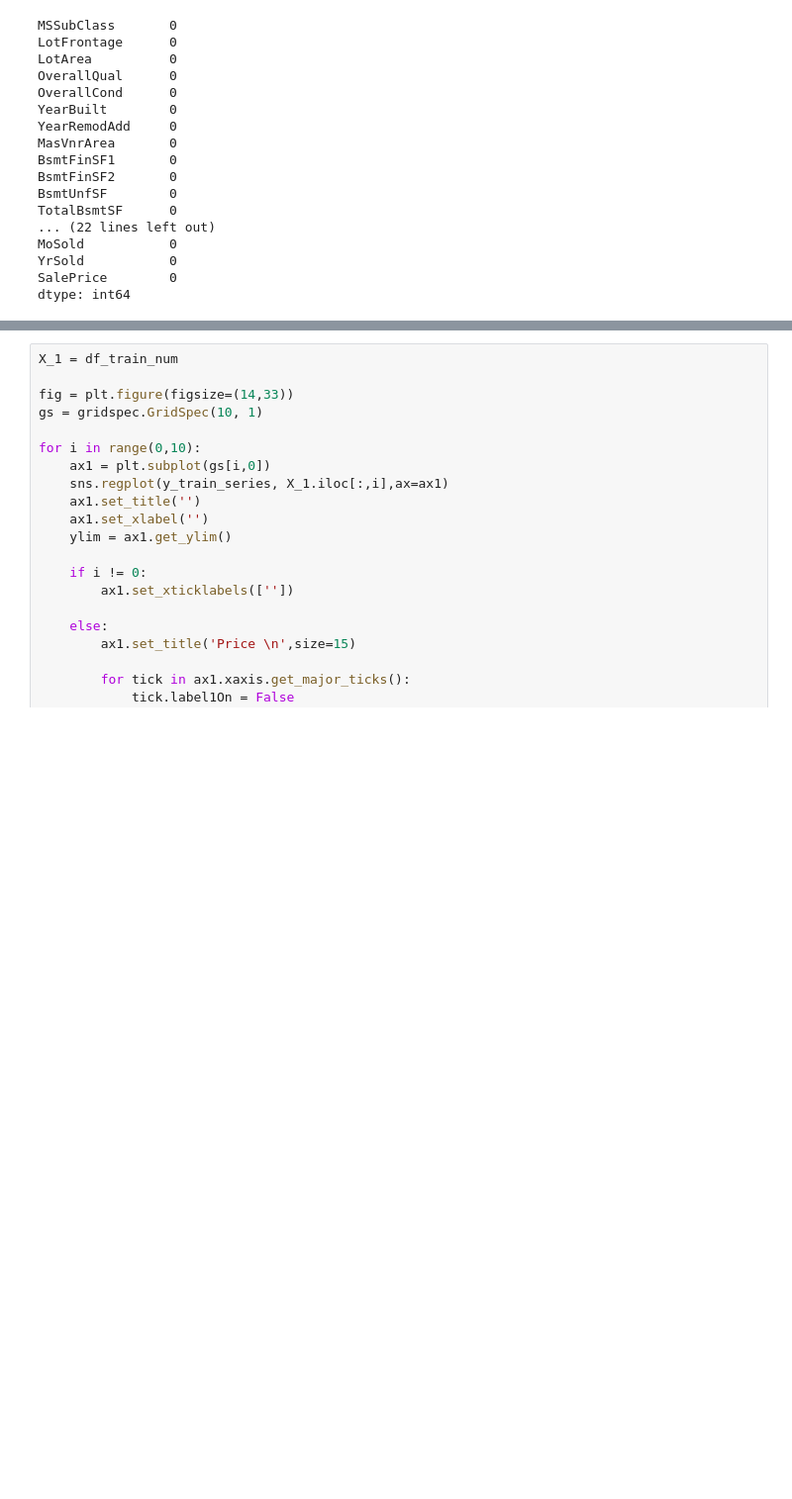
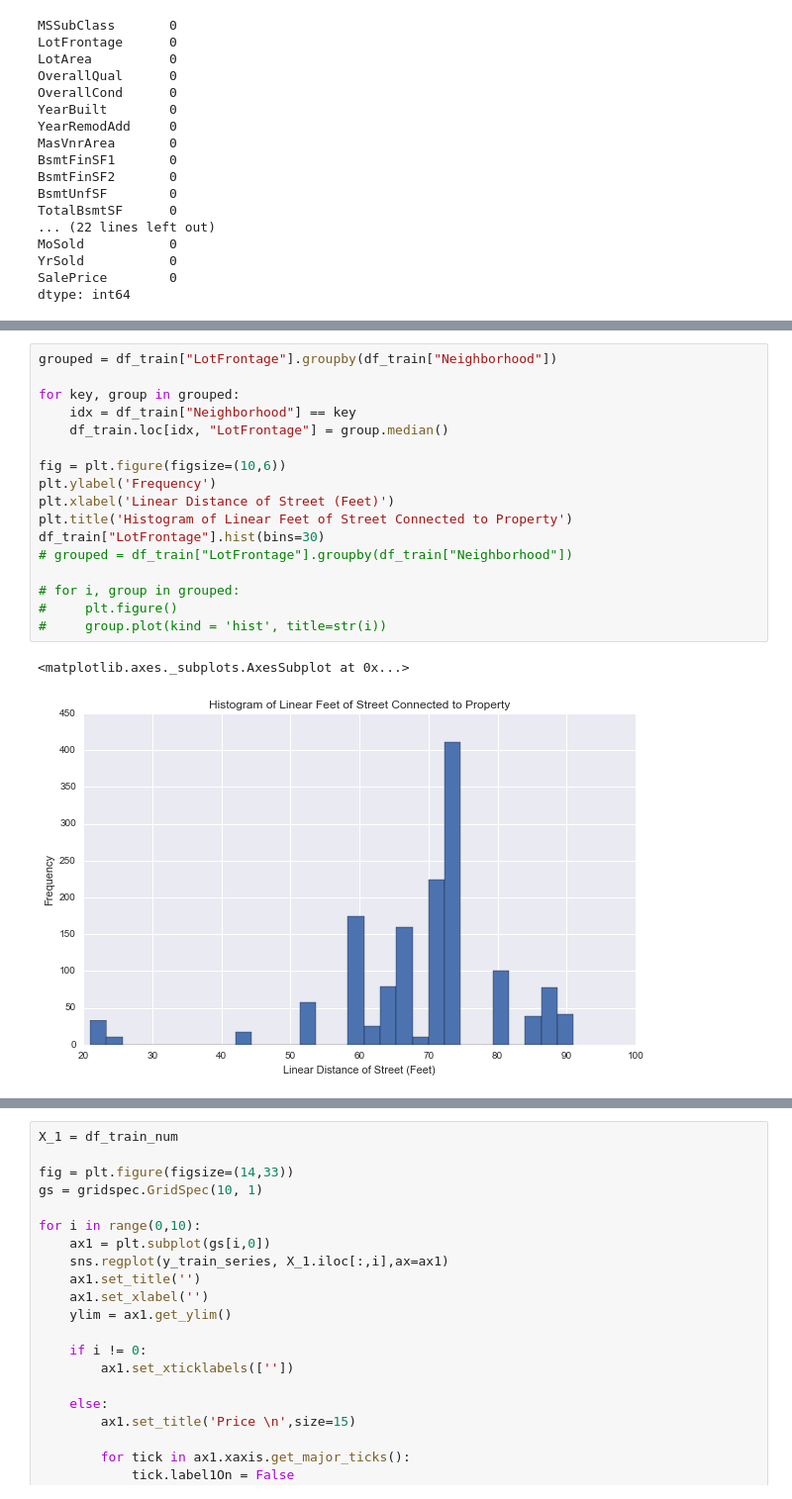
Before and after one commit to nycdatasci/online_bootcamp_project, a Jupyter notebook: Project4-MachineLearning/kaggle_wannjiun_sharan/eda.ipynb, the cells around one changed output, grey strips where cells are left out. Shown: that part at 99% size. Saved outputs shown, nothing was run; the diff lists cells and outputs as text; blank space fills up the shorter version.

```diff
--- a/Project4-MachineLearning/kaggle_wannjiun_sharan/eda.ipynb
+++ b/Project4-MachineLearning/kaggle_wannjiun_sharan/eda.ipynb
@@ -150,0 +167,20 @@ y_train_series.hist(bins=100)
+# %%
+grouped = df_train["LotFrontage"].groupby(df_train["Neighborhood"])
+
+for key, group in grouped:
+    idx = df_train["Neighborhood"] == key
+    df_train.loc[idx, "LotFrontage"] = group.median()
+
+fig = plt.figure(figsize=(10,6))
+plt.ylabel('Frequency')
+plt.xlabel('Linear Distance of Street (Feet)')
+plt.title('Histogram of Linear Feet of Street Connected to Property')
+df_train["LotFrontage"].hist(bins=30)
+# grouped = df_train["LotFrontage"].groupby(df_train["Neighborhood"])
+
+# for i, group in grouped:
+#     plt.figure()
+#     group.plot(kind = 'hist', title=str(i))
+# %% [output]
+<matplotlib.axes._subplots.AxesSubplot at 0x...>
+[figure, added]
```
Also changed, not shown: parts of 21 cells of this notebook, 13 other files.
